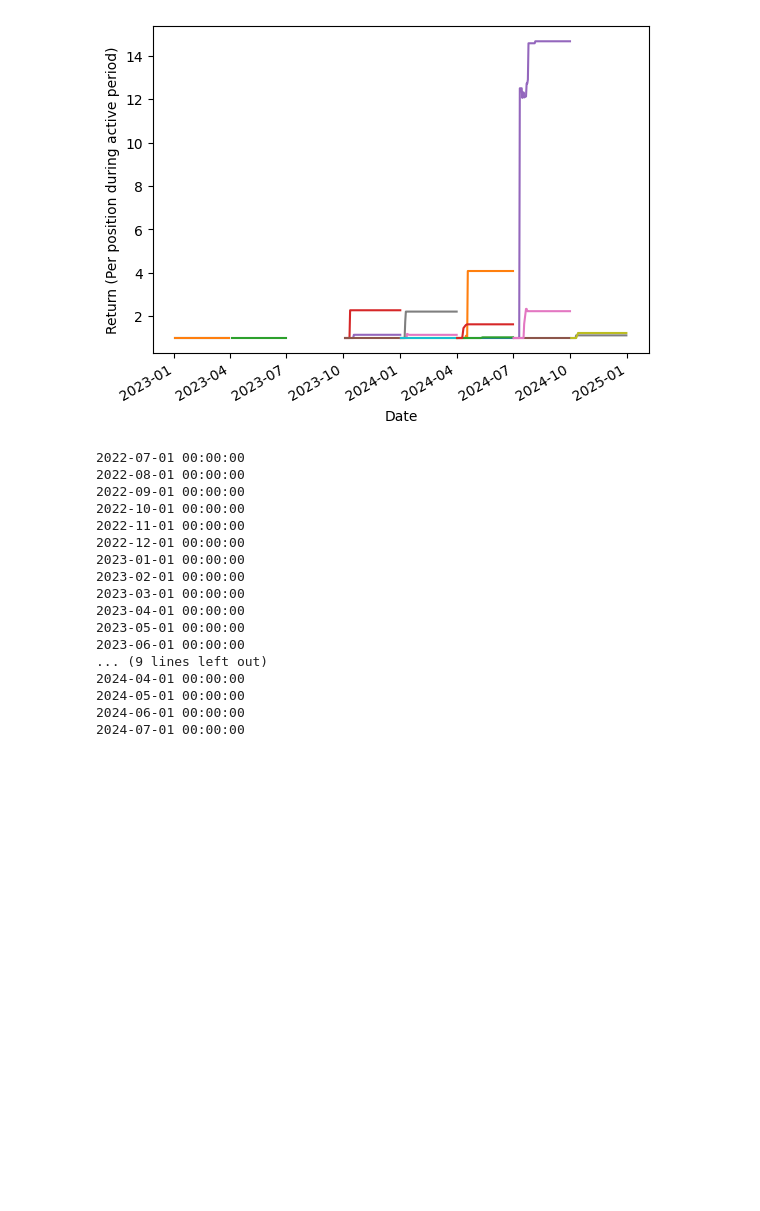
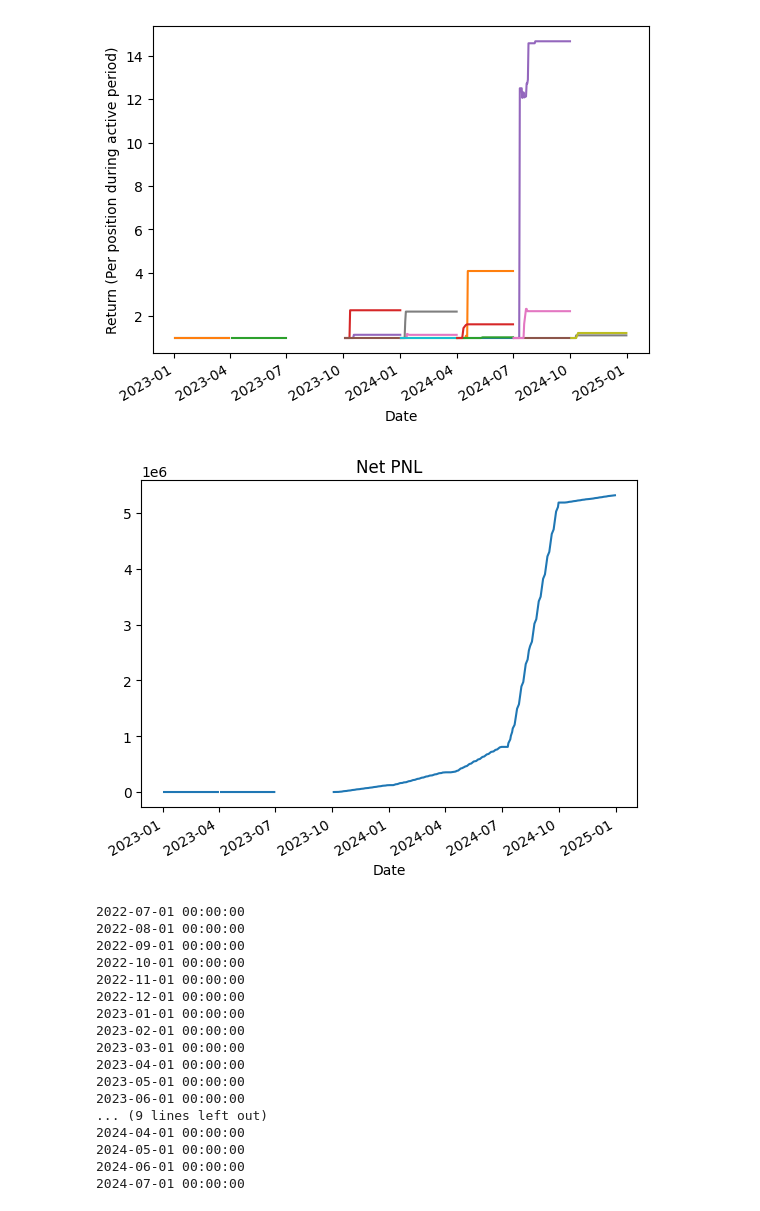
Before and after one commit to Amination-Gogia/Pairs-Trading-Dec-2024, a Jupyter notebook: Week-4/multiple_pairs.ipynb, the cells around one changed output. Saved outputs shown, nothing was run; the diff lists cells and outputs as text; code cells hidden in the pictures; blank space fills up the shorter version.

```diff
--- a/Week-4/multiple_pairs.ipynb
+++ b/Week-4/multiple_pairs.ipynb
@@ -425,6 +476,10 @@ No. of loss-making positions: 0, avg_loss = 0
 No. of positions with no-change/no trading opportunities: 8
 Net PnL = 98299.87689379467
 [figure]
+# %%
+netPNLPlotter(res_bank_3_mth_pos)
+# %% [output]
+[figure, added]
 # %%
 df = pd.read_csv('it_train.csv', parse_dates=True, index_col='Date')
 # %%
```
Also changed, not shown: parts of 7 cells of this notebook.
